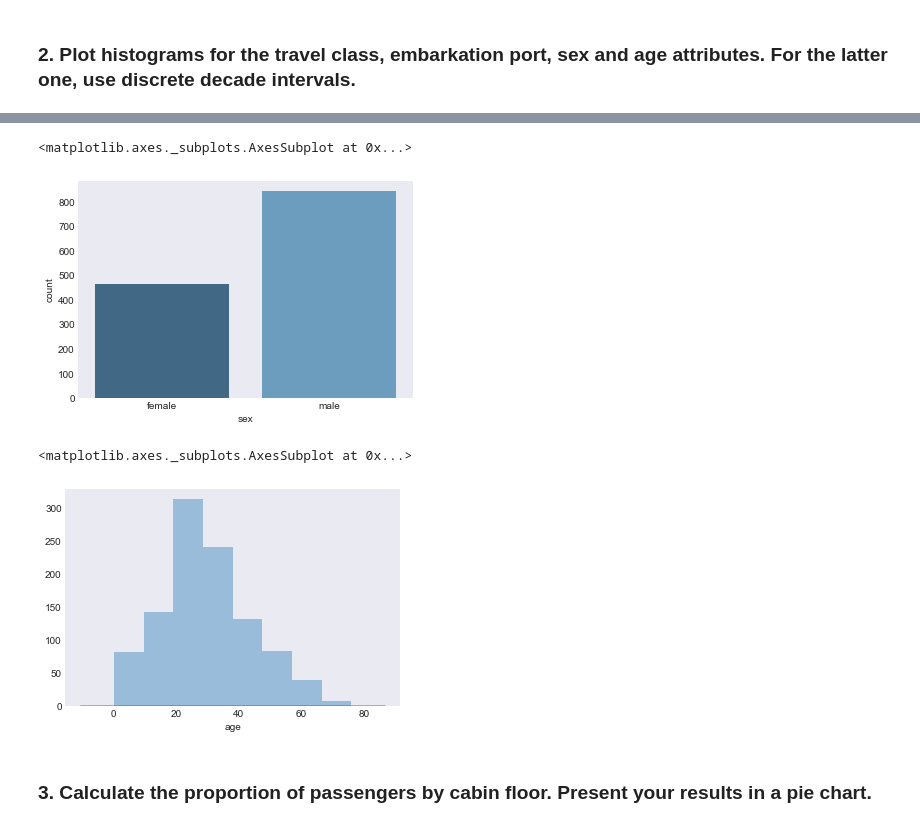
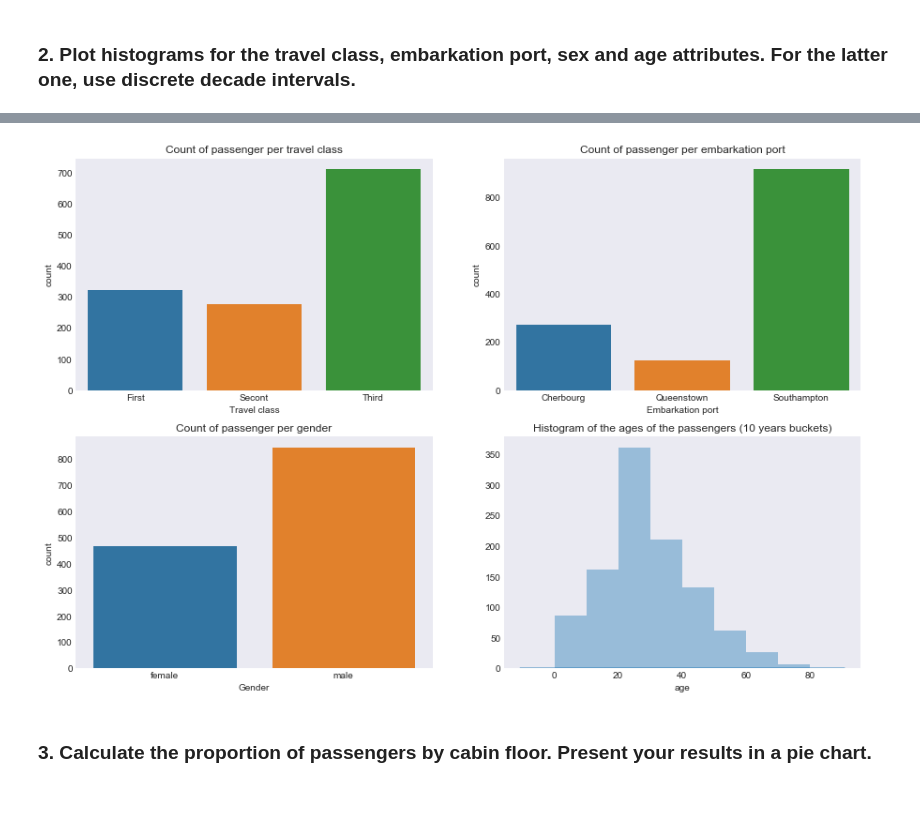
Before and after one commit to brunebastide/ADA, a Jupyter notebook: 01-pandas-and-data-wrangling/hw1.ipynb, the cells around one changed output, grey strips where cells are left out. Saved outputs shown, nothing was run; the diff lists cells and outputs as text; code cells hidden in the pictures; blank space fills up the shorter version.

```diff
--- a/01-pandas-and-data-wrangling/hw1.ipynb
+++ b/01-pandas-and-data-wrangling/hw1.ipynb
@@ -655,8 +657,8 @@ titanic.shape
 # %% [output]
 (1309, 14)
 # %%
-cols = ['name', 'ticket', 'fare', 'body', 'home.dest', 'boat']
-titanic = titanic.drop(cols, axis=1)
+cols_drop = ['name', 'ticket', 'fare', 'body', 'home.dest', 'boat']
+titanic = titanic.drop(cols_drop, axis=1)
 # %% [markdown]
 To avoid dropping too many rows we will first check the number of null values assigned to each attribute of the data frame.
 # %%
@@ -675,7 +677,5 @@ There are 1014 NaN in the cabin column, 2 in the embarked column none in the sex
 # %%
-i1 = random.randint(0, 2)
-i2 = random.randint(0, 2)
 em = ['S','C','Q']
-titanic.set_value(168, 'embarked', em[i1])
-titanic.set_value(284,'embarked', em[i2])
+titanic.set_value(168, 'embarked', random.choice(em))
+titanic.set_value(284, 'embarked', random.choice(em))
 titanic_nonullcabin = titanic.dropna(axis=0)
@@ -686,10 +688,10 @@ titanic.shape
 # %% [markdown]
 Passengers' class, sex, wether or not they survived and the port on which they embarked are all attributes that can and will be considered as Categorical with the exception of survived which for statistical purposes (in questions 5 and 6) will be better used as a string.
 # %%
-#transforming categorical values into category type
-titanic['pclass'] = titanic.pclass.astype('category')
-#titanic['survived'] = titanic.survived.astype('category')
-titanic['sex'] = titanic.sex.astype('category')
-titanic['embarked'] = titanic.embarked.astype('category')
+# transforming categorical values into category type
+titanic.pclass = titanic.pclass.astype('category')
+titanic.survived = titanic.survived.astype('category') # TODO
+titanic.sex = titanic.sex.astype('category')
+titanic.embarked = titanic.embarked.astype('category')
 # %% [markdown]
 ### 2. Plot histograms for the travel class, embarkation port, sex and age attributes. For the latter one, use discrete decade intervals.
@@ -710,17 +698,25 @@ plt.xlabel('embarkation port')
-# %%
-%matplotlib inline
-sns.countplot(x="sex", data=titanic, palette="Blues_d")
-# %% [output]
-<matplotlib.axes._subplots.AxesSubplot at 0x...>
-[figure, removed]
-# %%
-%matplotlib inline
-ages = titanic['age']
-filtered = ages[(~np.isnan(ages)) & (ages >= 0) & (ages < max_age)]
-sns.distplot(a=filtered, bins=8, hist_kws = {'normed':False})
-# %% [output]
-<matplotlib.axes._subplots.AxesSubplot at 0x...>
-[figure, removed]
+# %%
+f, ((ax1, ax2), (ax3, ax4)) = plt.subplots(2, 2, figsize=(15,10));
+
+g = sns.countplot(x="pclass", data=titanic, ax=ax1);
+g.set_xlabel('Travel class');
+g.set_title('Count of passenger per travel class');
+g.set_xticklabels(['First', 'Secont', 'Third'])
+
+# TODO ignore the NAN here
+g = sns.countplot(x="embarked", data=titanic, ax=ax2);
+g.set_xlabel('Embarkation port');
+g.set_title('Count of passenger per embarkation port');
+g.set_xticklabels(['Cherbourg', 'Queenstown', 'Southampton'])
+
+g = sns.countplot(x="sex", data=titanic, ax=ax3);
+g.set_xlabel('Gender')
+g.set_title('Count of passenger per gender');
+
+g = sns.distplot(a=titanic.age.dropna(), bins=8, hist_kws = {'normed': False}, ax=ax4);
+g.set_title('Histogram of the ages of the passengers (10 years buckets)');
+# %% [output]
+[figure, added]
 # %% [markdown]
 ### 3. Calculate the proportion of passengers by cabin floor. Present your results in a pie chart.
 # %% [markdown]
```
Also changed, not shown: parts of 33 cells of this notebook.
